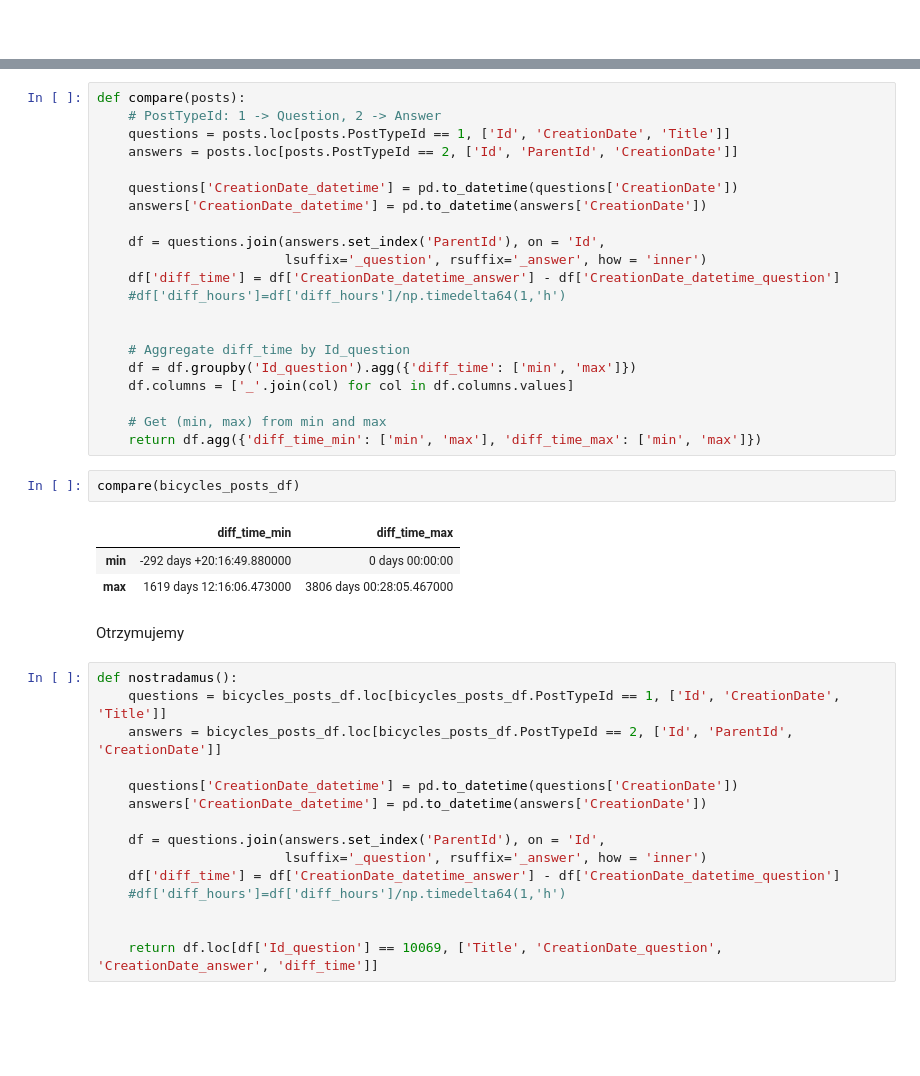
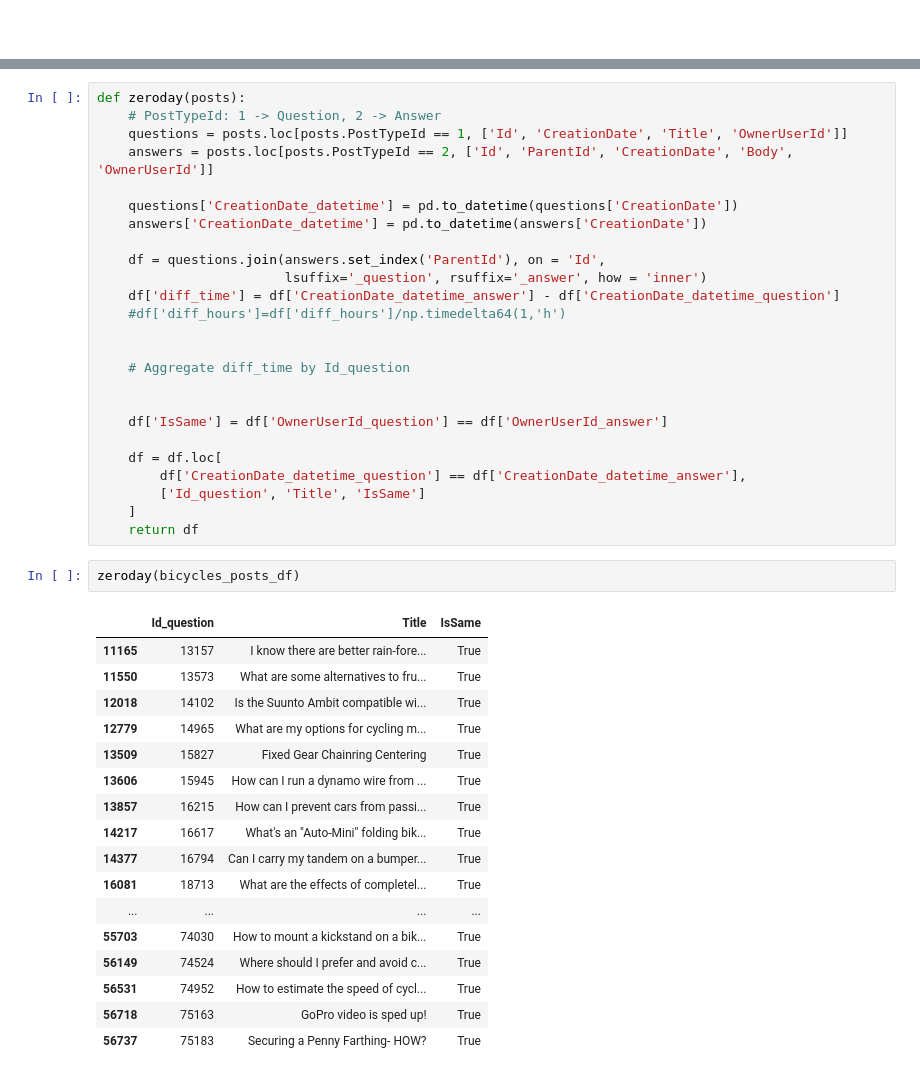
Before and after one commit to Sorebit/pdrpy-pd-2, a Jupyter notebook: notebooks/lurkers.ipynb, the cells around one changed output, grey strips where cells are left out. Drawn from its saved outputs; the diff is of its cells as text; blank space fills up the shorter version.

```diff
--- a/notebooks/lurkers.ipynb
+++ b/notebooks/lurkers.ipynb
@@ -47,8 +86,8 @@ ukrainian_posts_df = read_stackexchange(ModelType.POSTS, ForumType.UKRAINIAN)
 # %%
-def compare(posts):
+def zeroday(posts):
     # PostTypeId: 1 -> Question, 2 -> Answer
-    questions = posts.loc[posts.PostTypeId == 1, ['Id', 'CreationDate', 'Title']]
-    answers = posts.loc[posts.PostTypeId == 2, ['Id', 'ParentId', 'CreationDate']]
+    questions = posts.loc[posts.PostTypeId == 1, ['Id', 'CreationDate', 'Title', 'OwnerUserId']]
+    answers = posts.loc[posts.PostTypeId == 2, ['Id', 'ParentId', 'CreationDate', 'Body', 'OwnerUserId']]
 
     questions['CreationDate_datetime'] = pd.to_datetime(questions['CreationDate'])
     answers['CreationDate_datetime'] = pd.to_datetime(answers['CreationDate'])
@@ -60,31 +99,32 @@ def compare(posts):
 
 
     # Aggregate diff_time by Id_question
-    df = df.groupby('Id_question').agg({'diff_time': ['min', 'max']})
-    df.columns = ['_'.join(col) for col in df.columns.values]
 
-    # Get (min, max) from min and max
-    return df.agg({'diff_time_min': ['min', 'max'], 'diff_time_max': ['min', 'max']})
+
+    df['IsSame'] = df['OwnerUserId_question'] == df['OwnerUserId_answer']
+
+    df = df.loc[
+        df['CreationDate_datetime_question'] == df['CreationDate_datetime_answer'],
+        ['Id_question', 'Title', 'IsSame']
+    ]
+    return df
 # %%
-compare(bicycles_posts_df)
+zeroday(bicycles_posts_df)
 # %% [output]
-|  | diff_time_min | diff_time_max |
-| min | -292 days +20:16:49.880000 | 0 days 00:00:00 |
-| max | 1619 days 12:16:06.473000 | 3806 days 00:28:05.467000 |
+|  | Id_question | Title | IsSame |
+| 11165 | 13157 | I know there are better rain-fore... | True |
+| 11550 | 13573 | What are some alternatives to fru... | True |
+| 12018 | 14102 | Is the Suunto Ambit compatible wi... | True |
+| 12779 | 14965 | What are my options for cycling m... | True |
+| 13509 | 15827 | Fixed Gear Chainring Centering | True |
+| 13606 | 15945 | How can I run a dynamo wire from ... | True |
+| 13857 | 16215 | How can I prevent cars from passi... | True |
+| 14217 | 16617 | What's an "Auto-Mini" folding bik... | True |
+| 14377 | 16794 | Can I carry my tandem on a bumper... | True |
+| 16081 | 18713 | What are the effects of completel... | True |
+| ... | ... | ... | ... |
+| 55703 | 74030 | How to mount a kickstand on a bik... | True |
+| 56149 | 74524 | Where should I prefer and avoid c... | True |
+| 56531 | 74952 | How to estimate the speed of cycl... | True |
+| 56718 | 75163 | GoPro video is sped up! | True |
+| 56737 | 75183 | Securing a Penny Farthing- HOW? | True |
-# %% [markdown]
-Otrzymujemy
-# %%
-def nostradamus():
-    questions = bicycles_posts_df.loc[bicycles_posts_df.PostTypeId == 1, ['Id', 'CreationDate', 'Title']]
-    answers = bicycles_posts_df.loc[bicycles_posts_df.PostTypeId == 2, ['Id', 'ParentId', 'CreationDate']]
-
-    questions['CreationDate_datetime'] = pd.to_datetime(questions['CreationDate'])
-    answers['CreationDate_datetime'] = pd.to_datetime(answers['CreationDate'])
-
-    df = questions.join(answers.set_index('ParentId'), on = 'Id',
-                        lsuffix='_question', rsuffix='_answer', how = 'inner')
-    df['diff_time'] = df['CreationDate_datetime_answer'] - df['CreationDate_datetime_question']
-    #df['diff_hours']=df['diff_hours']/np.timedelta64(1,'h')
-
-
-    return df.loc[df['Id_question'] == 10069, ['Title', 'CreationDate_question', 'CreationDate_answer', 'diff_time']]
```
Also changed, not shown: parts of 16 cells of this notebook.
